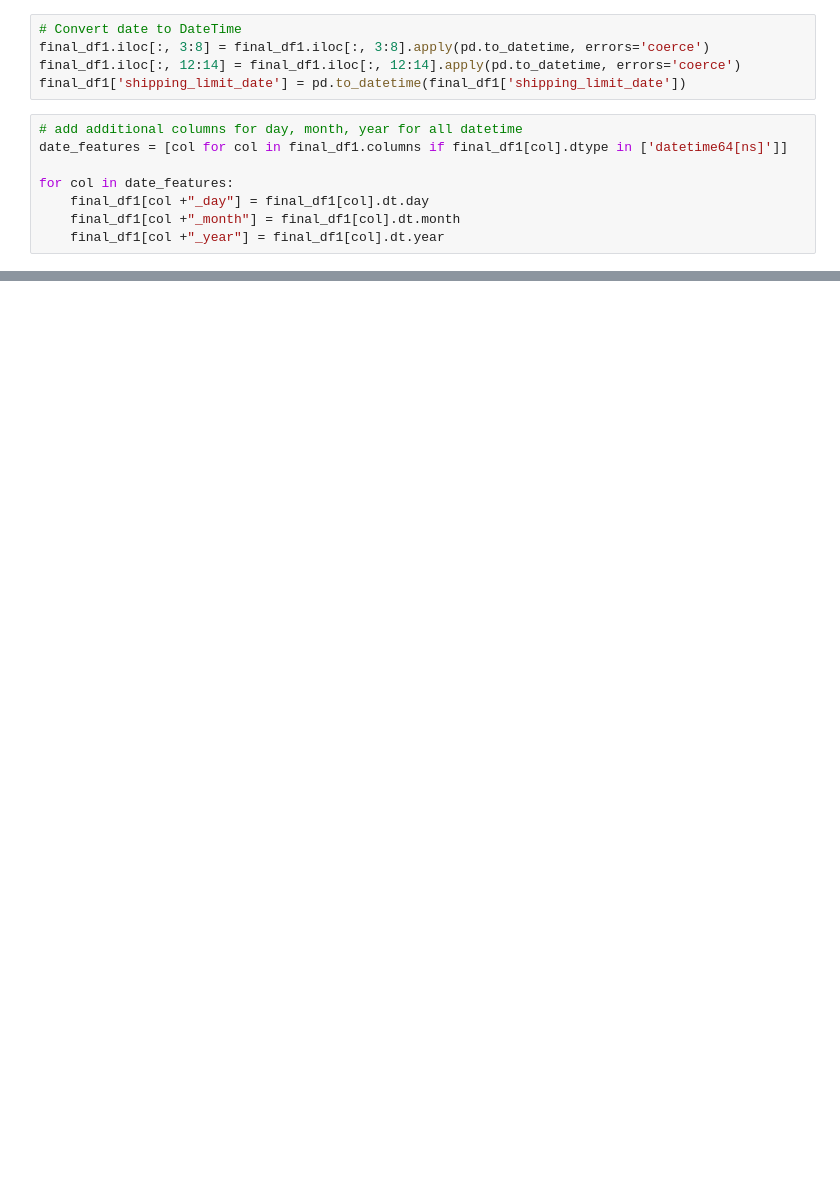
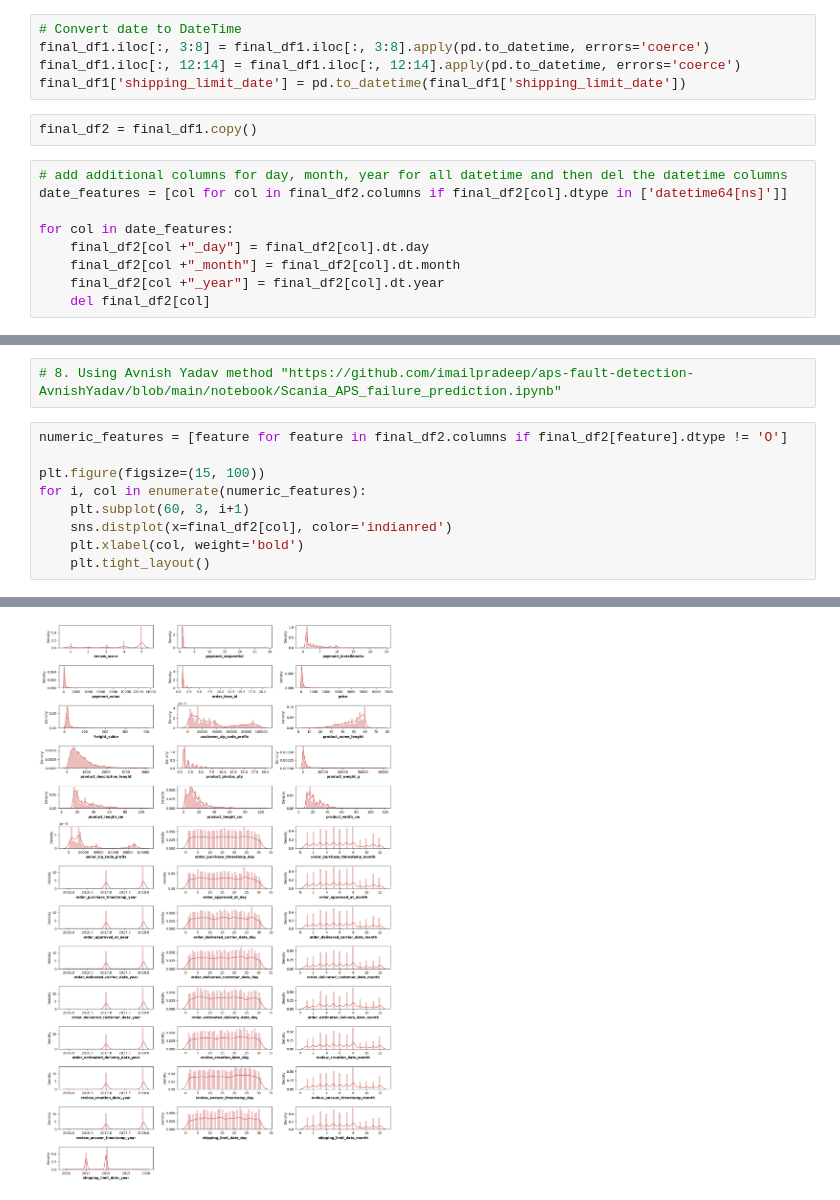
Before and after one commit to imailpradeep/End2End, a Jupyter notebook: dataset_EDA_FE.ipynb, the cells around one changed output, grey strips where cells are left out. Cells and saved outputs as stored; diff of their text form; blank space fills up the shorter version.

Commit message:
completed EDA, skip FE, starting models in ipynb file

```diff
--- a/dataset_EDA_FE.ipynb
+++ b/dataset_EDA_FE.ipynb
@@ -259,11 +261,14 @@ memory usage: 56.5+ MB
 final_df1.iloc[:, 3:8] = final_df1.iloc[:, 3:8].apply(pd.to_datetime, errors='coerce')
 final_df1.iloc[:, 12:14] = final_df1.iloc[:, 12:14].apply(pd.to_datetime, errors='coerce')
 final_df1['shipping_limit_date'] = pd.to_datetime(final_df1['shipping_limit_date'])
+# %%
+final_df2 = final_df1.copy()
 # %%
-# add additional columns for day, month, year for all datetime
-date_features = [col for col in final_df1.columns if final_df1[col].dtype in ['datetime64[ns]']]
+# add additional columns for day, month, year for all datetime and then del the datetime columns
+date_features = [col for col in final_df2.columns if final_df2[col].dtype in ['datetime64[ns]']]
 
 for col in date_features:
-    final_df1[col +"_day"] = final_df1[col].dt.day
-    final_df1[col +"_month"] = final_df1[col].dt.month
-    final_df1[col +"_year"] = final_df1[col].dt.year
+    final_df2[col +"_day"] = final_df2[col].dt.day
+    final_df2[col +"_month"] = final_df2[col].dt.month
+    final_df2[col +"_year"] = final_df2[col].dt.year
+    del final_df2[col]
@@ -277,0 +307,12 @@ NameError: name 'final_df1' is not defined
+# %%
+# 8. Using Avnish Yadav method "https://github.com/imailpradeep/aps-fault-detection-AvnishYadav/blob/main/notebook/Scania_APS_failure_prediction.ipynb"
+# %%
+numeric_features = [feature for feature in final_df2.columns if final_df2[feature].dtype != 'O']
+
+plt.figure(figsize=(15, 100))
+for i, col in enumerate(numeric_features):
+    plt.subplot(60, 3, i+1)
+    sns.distplot(x=final_df2[col], color='indianred')
+    plt.xlabel(col, weight='bold')
+    plt.tight_layout()
+# %% [output]
@@ -278,3 +336,4 @@ NameError: name 'final_df1' is not defined
+[figure, added]
 # %% [markdown]
 Conclusions:
 
```
Also changed, not shown: parts of 14 cells of this notebook, 1 other file.
